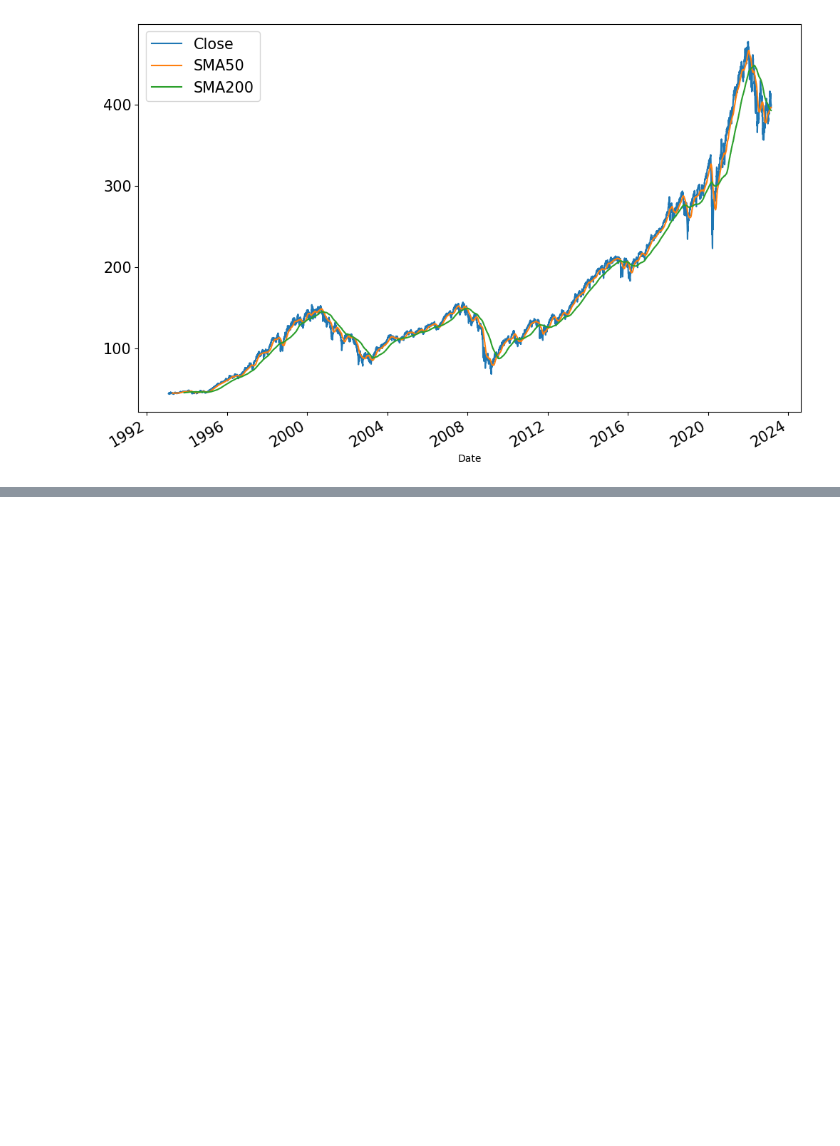
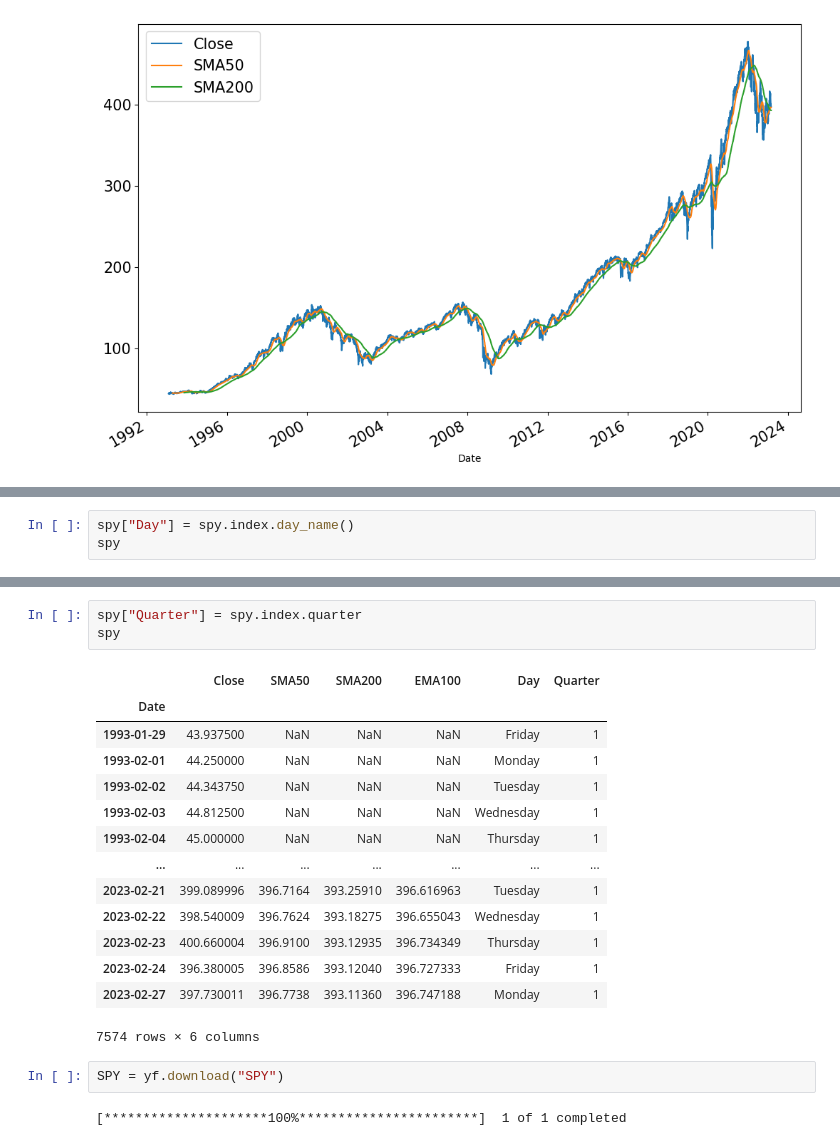
Before and after one commit to Shawnzty/algo-trade, a Jupyter notebook: YT3.ipynb, the cells around one changed output, grey strips where cells are left out. Drawn from its saved outputs; the diff is of its cells as text; blank space fills up the shorter version.

```diff
--- a/YT3.ipynb
+++ b/YT3.ipynb
@@ -236,0 +263,3 @@ plt.show()
+# %%
+spy["Day"] = spy.index.day_name()
+spy
@@ -236,0 +281,22 @@ plt.show()
+# %%
+spy["Quarter"] = spy.index.quarter
+spy
+# %% [output]
+|  | Close | SMA50 | SMA200 | EMA100 | Day | Quarter |
+| Date |  |  |  |  |  |  |
+| 1993-01-29 | 43.937500 | NaN | NaN | NaN | Friday | 1 |
+| 1993-02-01 | 44.250000 | NaN | NaN | NaN | Monday | 1 |
+| 1993-02-02 | 44.343750 | NaN | NaN | NaN | Tuesday | 1 |
+| 1993-02-03 | 44.812500 | NaN | NaN | NaN | Wednesday | 1 |
+| 1993-02-04 | 45.000000 | NaN | NaN | NaN | Thursday | 1 |
+| ... | ... | ... | ... | ... | ... | ... |
+| 2023-02-21 | 399.089996 | 396.7164 | 393.25910 | 396.616963 | Tuesday | 1 |
+| 2023-02-22 | 398.540009 | 396.7624 | 393.18275 | 396.655043 | Wednesday | 1 |
+| 2023-02-23 | 400.660004 | 396.9100 | 393.12935 | 396.734349 | Thursday | 1 |
+| 2023-02-24 | 396.380005 | 396.8586 | 393.12040 | 396.727333 | Friday | 1 |
+| 2023-02-27 | 397.730011 | 396.7738 | 393.11360 | 396.747188 | Monday | 1 |
+7574 rows × 6 columns
+# %%
+SPY = yf.download("SPY")
+# %% [output]
+[*********************100%***********************]  1 of 1 completed
```
Also changed, not shown: parts of 19 cells of this notebook.
